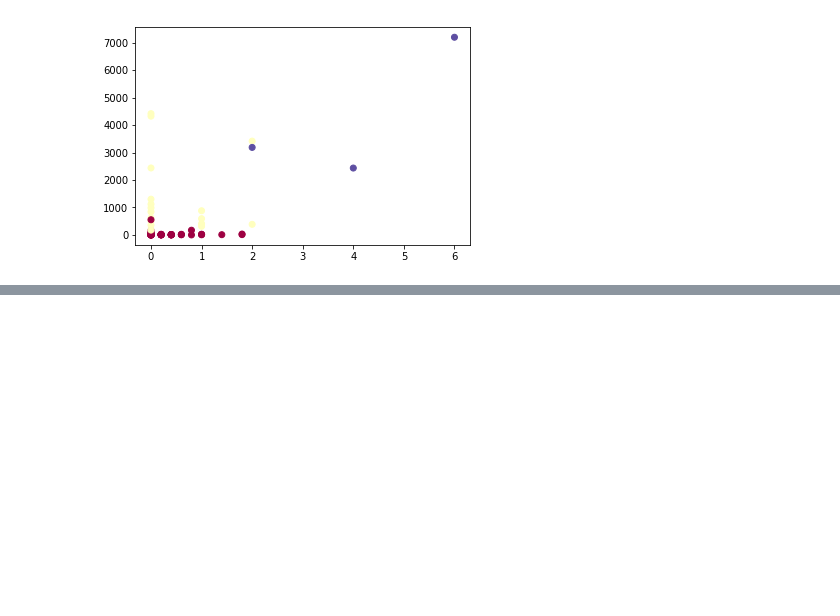
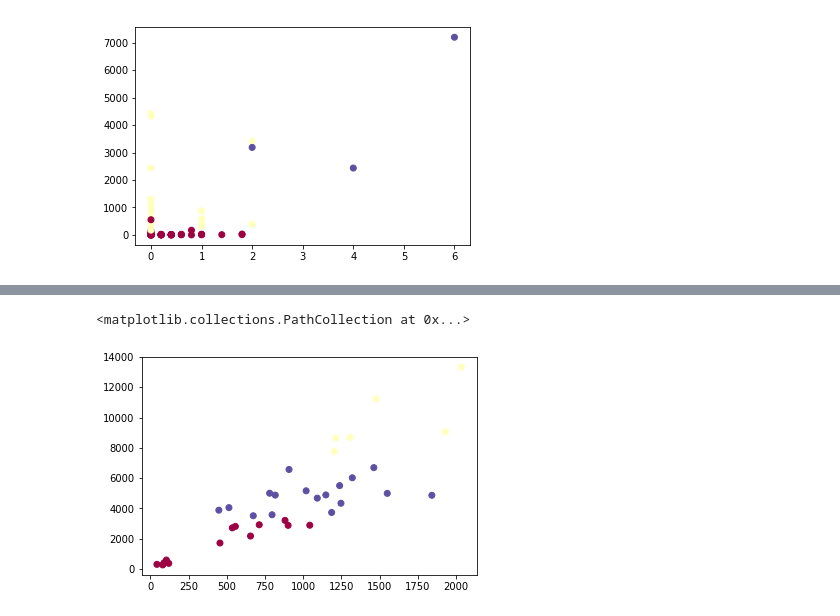
Before and after one commit to jbentivegna15/CPE-Kaggle-Competition, a Jupyter notebook: CPE_Clustering.ipynb, the cells around one changed output, grey strips where cells are left out. Saved outputs shown, nothing was run; the diff lists cells and outputs as text; code cells hidden in the pictures; blank space fills up the shorter version.

```diff
--- a/CPE_Clustering.ipynb
+++ b/CPE_Clustering.ipynb
@@ -66,0 +75,10 @@ array([0, 0, 0, 0, 0, 0, 0, 0, 0, 0, 0, 0, 0, 0, 0, 0, 0, 0, 0, 0, 0, 0,
+# %%
+# crime type clustering
+df4 = df_nostring[['Crime_Violent', 'Crime_Non-Violent', 'Crime_Non-Criminal']]
+df4 = df4.dropna()
+km4 = KMeans(n_clusters=3, random_state=2).fit_predict(df4)
+
+plt.scatter(df4.values[:,0], df4.values[:,1], c=km4, cmap=cmap)
+# %% [output]
+<matplotlib.collections.PathCollection at 0x...>
+[figure, added]
```
Also changed, not shown: parts of 7 cells of this notebook.
